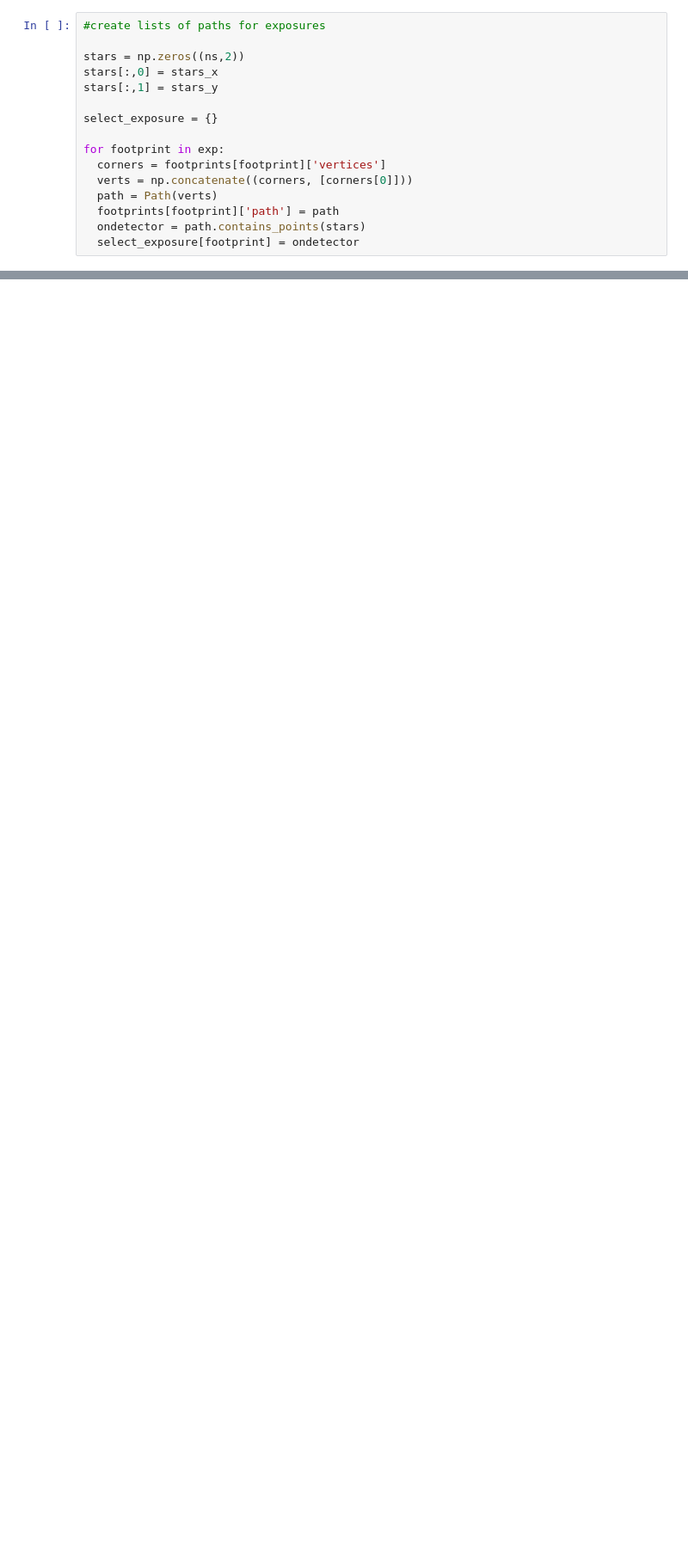
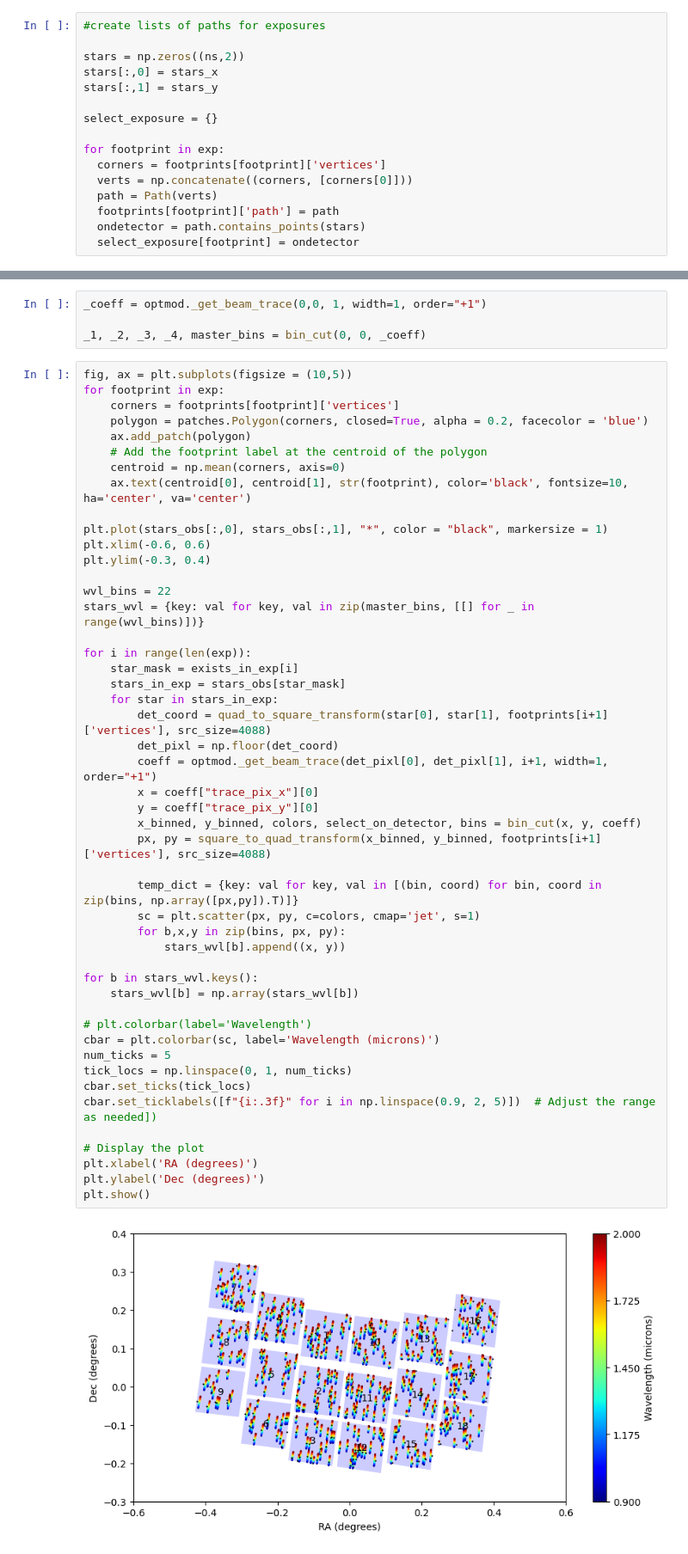
Before and after one commit to roman-grs-pit/relativefluxcalibration_test, a Jupyter notebook: wavelength_dependent_sca_grism.ipynb, the cells around one changed output, grey strips where cells are left out. Shown at 86% size. Drawn from its saved outputs; the diff is of its cells as text; blank space fills up the shorter version.

```diff
--- a/wavelength_dependent_sca_grism.ipynb
+++ b/wavelength_dependent_sca_grism.ipynb
@@ -300,0 +327,54 @@ NameError: name 'm_lamij' is not defined
+# %%
+_coeff = optmod._get_beam_trace(0,0, 1, width=1, order="+1")
+
+_1, _2, _3, _4, master_bins = bin_cut(0, 0, _coeff)
+# %%
+fig, ax = plt.subplots(figsize = (10,5))
+for footprint in exp:
+    corners = footprints[footprint]['vertices']
+    polygon = patches.Polygon(corners, closed=True, alpha = 0.2, facecolor = 'blue')
+    ax.add_patch(polygon)
+    # Add the footprint label at the centroid of the polygon
+    centroid = np.mean(corners, axis=0)
+    ax.text(centroid[0], centroid[1], str(footprint), color='black', fontsize=10, ha='center', va='center')
+
+plt.plot(stars_obs[:,0], stars_obs[:,1], "*", color = "black", markersize = 1)
+plt.xlim(-0.6, 0.6)
+plt.ylim(-0.3, 0.4)
+
+wvl_bins = 22
+stars_wvl = {key: val for key, val in zip(master_bins, [[] for _ in range(wvl_bins)])}
+
+for i in range(len(exp)):
+    star_mask = exists_in_exp[i]
+    stars_in_exp = stars_obs[star_mask]
+    for star in stars_in_exp:
+        det_coord = quad_to_square_transform(star[0], star[1], footprints[i+1]['vertices'], src_size=4088)
+        det_pixl = np.floor(det_coord)
+        coeff = optmod._get_beam_trace(det_pixl[0], det_pixl[1], i+1, width=1, order="+1")
+        x = coeff["trace_pix_x"][0]
+        y = coeff["trace_pix_y"][0]
+        x_binned, y_binned, colors, select_on_detector, bins = bin_cut(x, y, coeff)
+        px, py = square_to_quad_transform(x_binned, y_binned, footprints[i+1]['vertices'], src_size=4088)
+
+        temp_dict = {key: val for key, val in [(bin, coord) for bin, coord in zip(bins, np.array([px,py]).T)]}
+        sc = plt.scatter(px, py, c=colors, cmap='jet', s=1)
+        for b,x,y in zip(bins, px, py):
+            stars_wvl[b].append((x, y))
+
+for b in stars_wvl.keys():
+    stars_wvl[b] = np.array(stars_wvl[b])
+
+# plt.colorbar(label='Wavelength')
+cbar = plt.colorbar(sc, label='Wavelength (microns)')
+num_ticks = 5
+tick_locs = np.linspace(0, 1, num_ticks)
+cbar.set_ticks(tick_locs)
+cbar.set_ticklabels([f"{i:.3f}" for i in np.linspace(0.9, 2, 5)])  # Adjust the range as needed])
+
+# Display the plot
+plt.xlabel('RA (degrees)')
+plt.ylabel('Dec (degrees)')
+plt.show()
+# %% [output]
+[figure, added]
```
Also changed, not shown: parts of 13 cells of this notebook.
